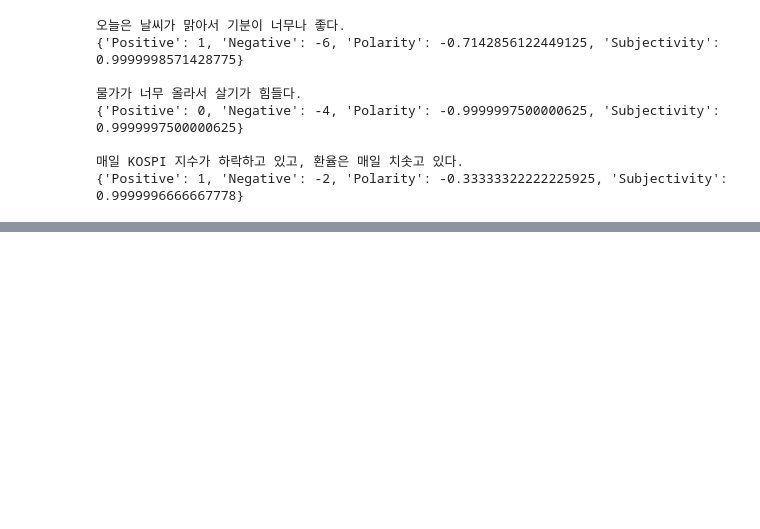
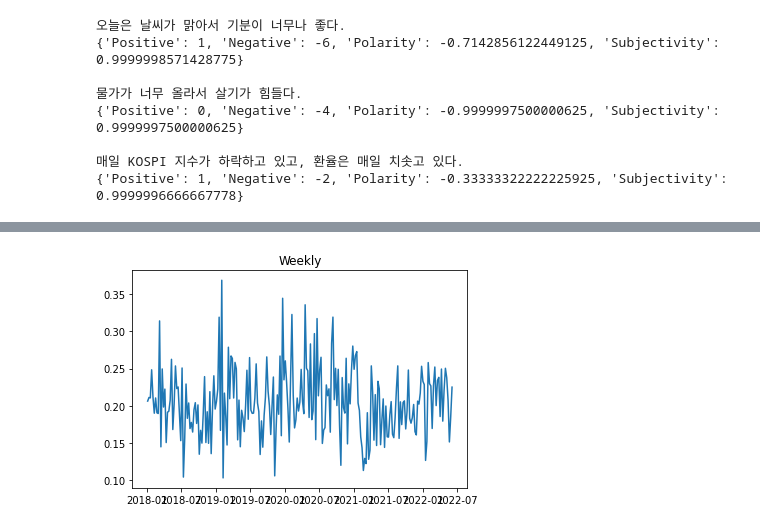
Before and after one commit to pyojungseon/TextDataLecture, a Jupyter notebook: 4. 텍스트 분석.ipynb, the cells around one changed output, grey strips where cells are left out. Drawn from its saved outputs; the diff is of its cells as text; code cells hidden in the pictures; blank space fills up the shorter version.

```diff
--- a/4. 텍스트 분석.ipynb
+++ b/4. 텍스트 분석.ipynb
@@ -375,0 +453,2 @@ for t in text:
+# %%
+data = pd.read_csv("금리관련 뉴스기사.tsv", encoding='utf-8', sep='\t', parse_dates=["날짜"])
@@ -375,0 +580,7 @@ for t in text:
+# %%
+# 일별 어조지수 계산
+daily_tone_index = data.groupby("날짜")["어조"].mean()
+# 주별 어조지수
+weekly_tone_index = daily_tone_index.groupby(pd.Grouper(freq="W")).mean()
+# 월별 어조지수
+monthly_tone_index = daily_tone_index.groupby(pd.Grouper(freq="M")).mean()
@@ -375,0 +589,7 @@ for t in text:
+# %%
+# 주별 어조지수
+plt.plot(weekly_tone_index)
+plt.title("Weekly")
+plt.show()
+# %% [output]
+[figure, added]
```
Also changed, not shown: parts of 33 cells of this notebook, 4 other files.
